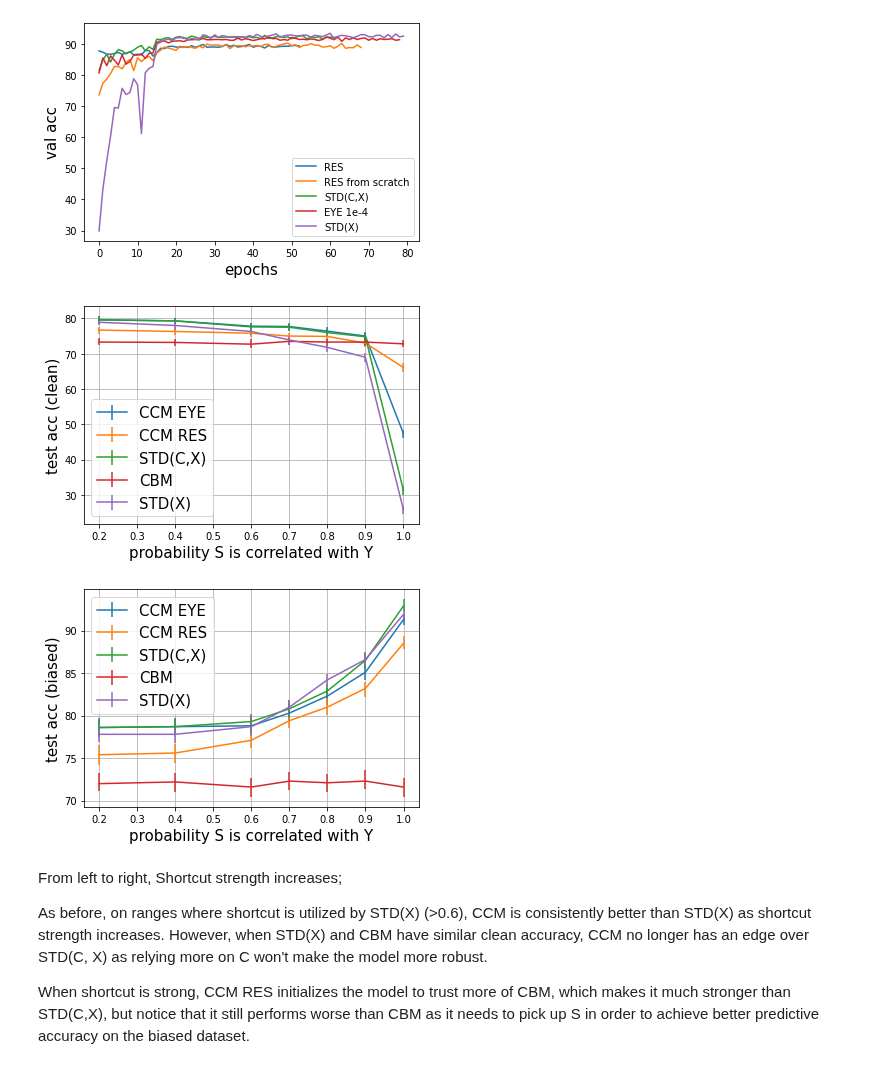
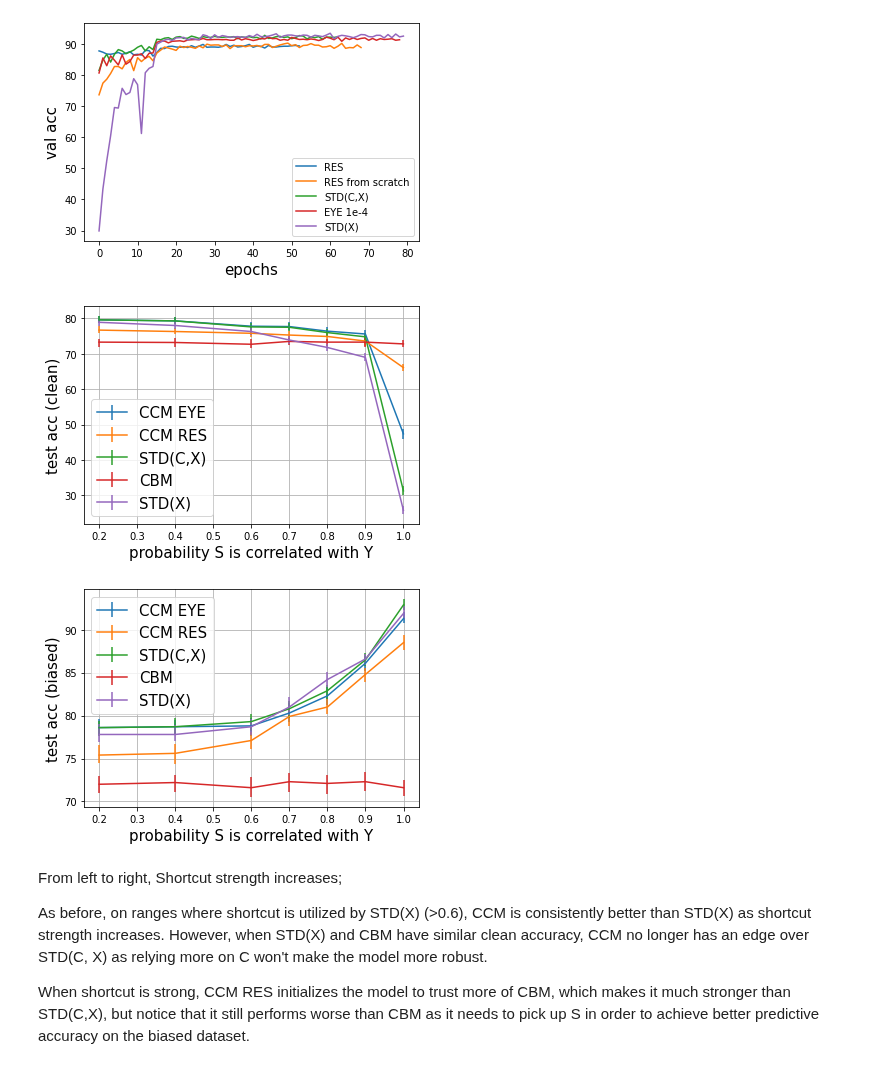
Before and after one commit to nathanwang000/ConceptCredibleModel, a Jupyter notebook: notebooks/Q4_Q5.ipynb, the cells around one changed output. Saved outputs shown, nothing was run; the diff lists cells and outputs as text; code cells hidden in the pictures.

```diff
--- a/notebooks/Q4_Q5.ipynb
+++ b/notebooks/Q4_Q5.ipynb
@@ -195,7 +195,7 @@ perf_dict_eye = { # currently only tried 1e-3, this is using wl2, right is 1e-4
     0.6: [77.8, 76.9, 78.8],
     0.7: [77.7, 77.1, 80.3],
     0.8: [76.4, 75.6, 82.3], # [77.1, 76.3, 81.7], # 1e-3
-    0.9: [75.0, 73.4, 85.1], # [76.6, 74.8, 83.1], # 1e-3
+    0.9: [75.6, 73.4, 86.1], # [76.6, 74.8, 83.1], # 1e-3
     1.0: [47.4, 51.5, 91.3], # [62.3, 60.9, 89.3], # 1e-3
 }
 perf_dict_stdcx = { # eye with alpha=0
@@ -216,10 +216,10 @@ perf_dict_ccmr = {
     # 0.4: [73.9, None, 75.6], # split valid
     0.6: [75.8, 74.6, 77.1],
     # 0.6: [74.4, None, 78], # split valid
-    0.7: [75.0, 74.4, 79.4],
+    0.7: [75.3, None, 79.9], #
     0.8: [74.9, 73.9, 81.0],
     # 0.8: [71.6, None, 81.7], # split valid
-    0.9: [73.0, 71.4, 83.2],
+    0.9: [73.6, None, 84.8],
     1.0: [66.1, 62.1, 88.5],
 }
 perf_dict_stdx = {
@@ -245,34 +245,34 @@ plt.xlabel(xlabel, fontsize=15)
 plt.legend(fontsize=15)
 plt.grid()
 plt.savefig('figures/clean_a2_cub.png')
 plt.show()
 
 # plot_d_noise(perf_dict_eye, 1, "CCM EYE")
 # plot_d_noise(perf_dict_ccmr, 1, "CCM RES")
 # plot_d_noise(perf_dict_stdcx, 1, "STD(C,X)")
 # plot_d_noise(perf_dict_cbm, 1, "CBM")
 # plot_d_noise(perf_dict_stdx, 1, "STD(X)")
 # plt.ylabel('test acc (ind noise)', fontsize=15)
 # plt.xlabel(xlabel, fontsize=15)
 # plt.legend(fontsize=15)
 # plt.grid()
 # plt.savefig('figures/ind_a2_cub.png')
 # plt.show()
 
 plot_d_noise(perf_dict_eye, 2, "CCM EYE")
 plot_d_noise(perf_dict_ccmr, 2, "CCM RES")
 plot_d_noise(perf_dict_stdcx, 2, "STD(C,X)")
 plot_d_noise(perf_dict_cbm, 2, "CBM")
 plot_d_noise(perf_dict_stdx, 2, "STD(X)")
 plt.ylabel('test acc (biased)', fontsize=15)
 plt.xlabel(xlabel, fontsize=15)
 plt.legend(fontsize=15)
 plt.grid()
 plt.savefig('figures/bias_a2_cub.png')
 plt.show()
 # %% [output]
 [figure]
-[figure, old version]
+[figure, new version]
 # %% [markdown]
 From left to right, Shortcut strength increases;
 
```
Also changed, not shown: parts of 4 cells of this notebook, 7 other files.
